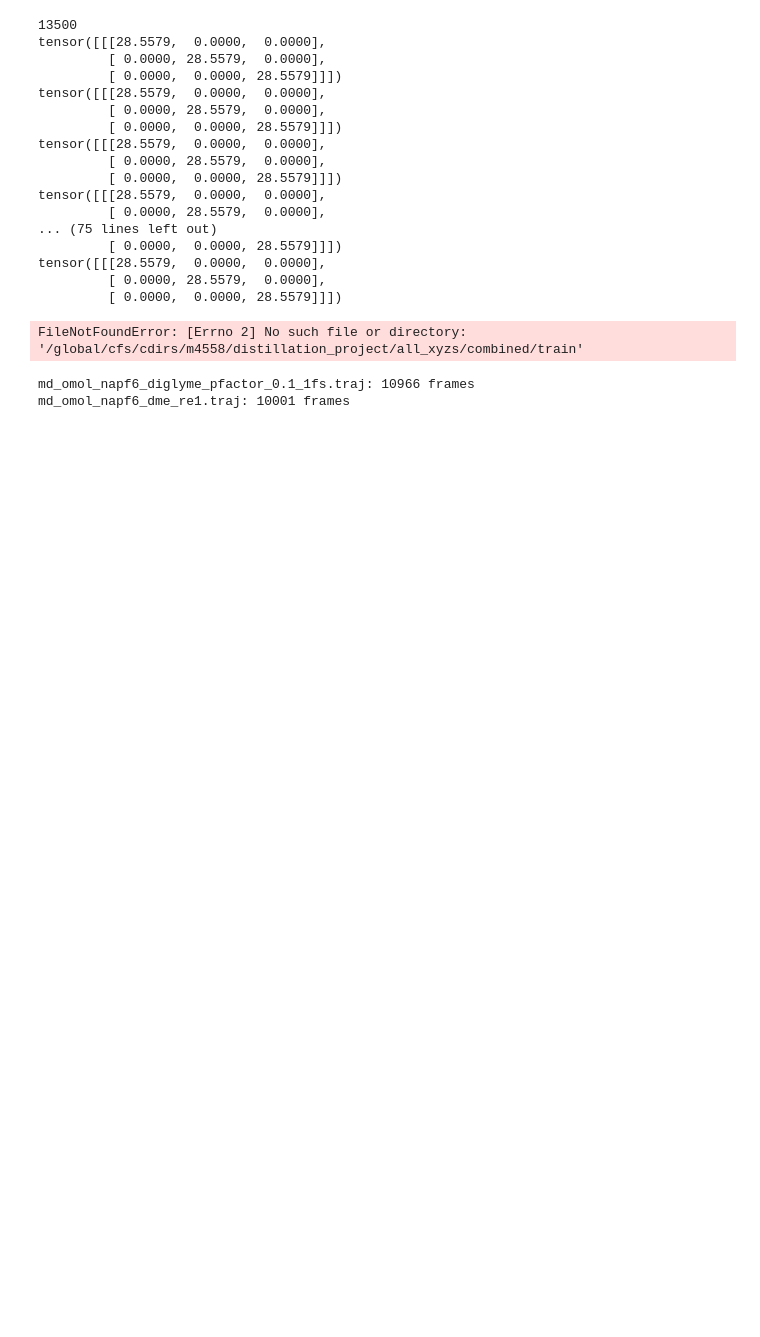
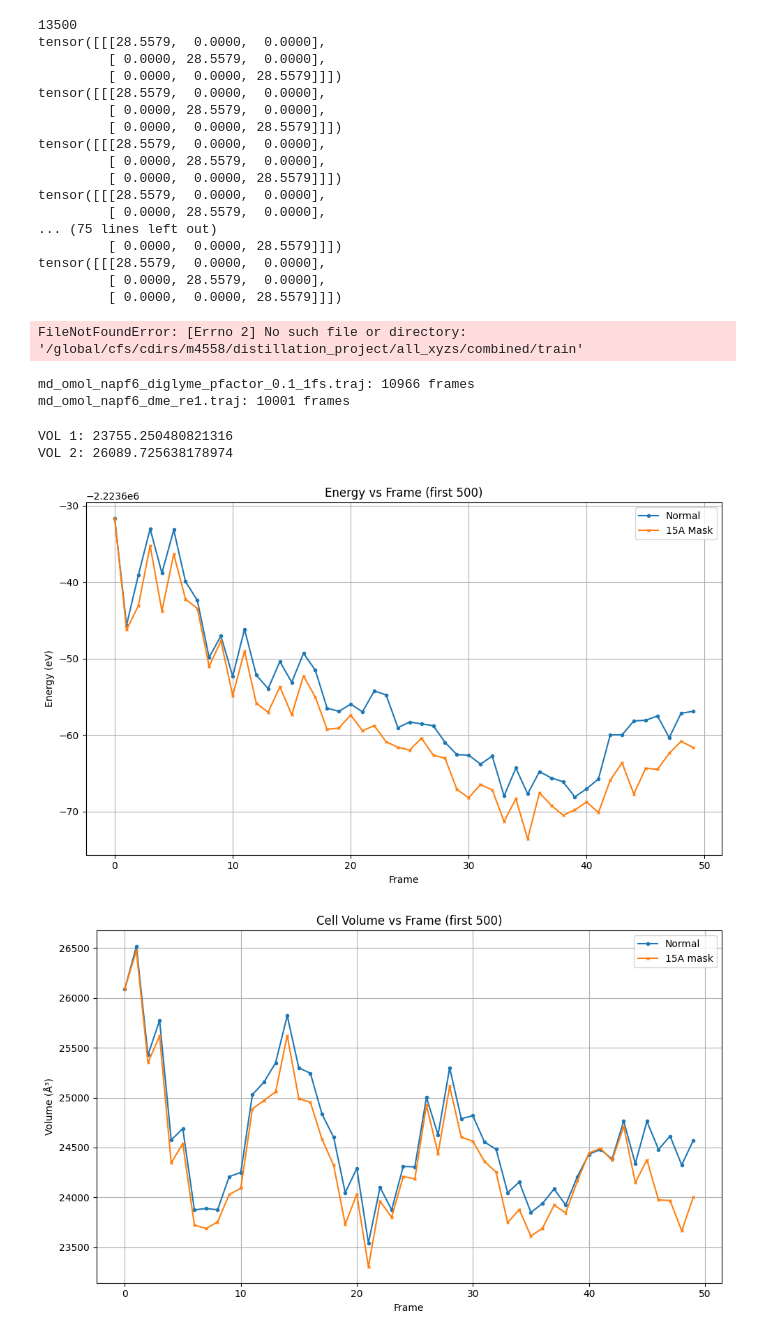
Before and after one commit to ishanthewizard/MLFF-distill, a Jupyter notebook: APPLICATIONS/electrolytes/random_scripts/sandbox.ipynb, the cells around one changed output. Saved outputs shown, nothing was run; the diff lists cells and outputs as text; code cells hidden in the pictures; blank space fills up the shorter version.

```diff
--- a/APPLICATIONS/electrolytes/random_scripts/sandbox.ipynb
+++ b/APPLICATIONS/electrolytes/random_scripts/sandbox.ipynb
@@ -84,6 +128,61 @@ for fname in sorted(glob.glob(folder + "*.traj")):
 # %% [output]
 md_omol_napf6_diglyme_pfactor_0.1_1fs.traj: 10966 frames
 md_omol_napf6_dme_re1.traj: 10001 frames
+# %%
+from ase.io import read
+import matplotlib.pyplot as plt
+
+# File paths
+path1 = '/projects/beye/iamin/distillation_project/nitesh_trajs_min_50ps/md_omol_naotf_pc_1m_s1p1.traj'
+# path1 = '/projects/beye/iamin/distillation_project/escaip_trajs/naotf_tgdme.traj'
+path2 = '/projects/beye/iamin/distillation_project/UMA_trajs_293K/naotf_pc.traj'
+
+# Load frames
+traj1 = read(path1, index=':50')
+traj2 = read(path2, index=':50')
+print("VOL 1:",  read(path1, index=-1).get_volume() )
+print("VOL 2:", read(path2, index=0).get_volume())
+
+# Energies
+energies1 = [atoms.get_potential_energy() for atoms in traj1]
+energies2 = [atoms.get_potential_energy() for atoms in traj2]
+# energies3 = [atoms.get_potential_energy() for atoms in traj3]
+
+# Volumes
+volumes1 = [atoms.get_volume() for atoms in traj1]
+volumes2 = [atoms.get_volume() for atoms in traj2]
+# volumes3 = [atoms.get_volume() for atoms in traj3]
+
+# --- Plot energies ---
+plt.figure(figsize=(10, 6))
+plt.plot(range(len(energies1)), energies1, label="Normal", marker="o", markersize=3, linestyle="-")
+plt.plot(range(len(energies2)), energies2, label="15A Mask", marker="x", markersize=3, linestyle="-")
+# plt.plot(range(len(energies3)), energies3, label="Ishan", marker="s", markersize=3, linestyle="-")
+plt.xlabel("Frame")
+plt.ylabel("Energy (eV)")
+plt.title("Energy vs Frame (first 500)")
+plt.legend()
+plt.grid(True)
+plt.tight_layout()
+plt.show()
+
+# --- Plot volumes ---
+plt.figure(figsize=(10, 6))
+plt.plot(range(len(volumes1)), volumes1, label="Normal", marker="o", markersize=3, linestyle="-")
+plt.plot(range(len(volumes2)), volumes2, label="15A mask", marker="x", markersize=3, linestyle="-")
+# plt.plot(range(len(volumes3)), volumes3, label="Ishan", marker="s", markersize=3, linestyle="-")
+plt.xlabel("Frame")
+plt.ylabel("Volume (Å³)")
+plt.title("Cell Volume vs Frame (first 500)")
+plt.legend()
+plt.grid(True)
+plt.tight_layout()
+plt.show()
+# %% [output]
+VOL 1: 23755.250480821316
+VOL 2: 26089.725638178974
+[figure, added]
+[figure, added]
 # %%
 # Load ASE trajectory
 # Load the trajectory
```
Also changed, not shown: parts of 3 cells of this notebook, 53 other files.
